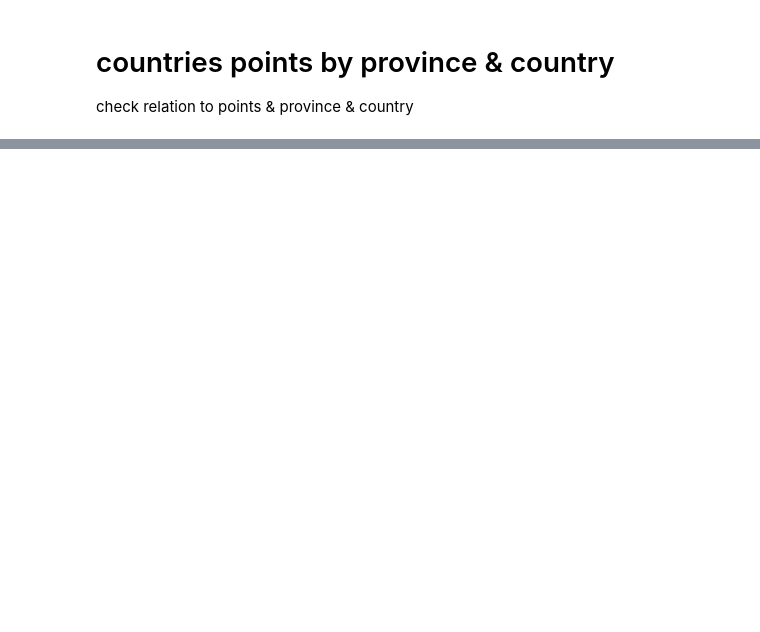
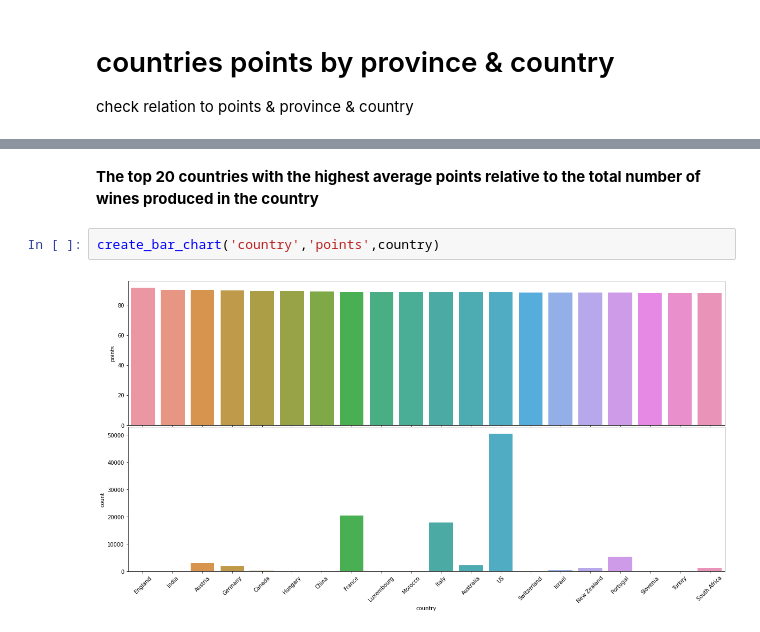
Before and after one commit to jbmarcelino1/WinePredictor, a Jupyter notebook: notebooks/Untitled.ipynb, the cells around one changed output, grey strips where cells are left out. Drawn from its saved outputs; the diff is of its cells as text; blank space fills up the shorter version.

```diff
--- a/notebooks/Untitled.ipynb
+++ b/notebooks/Untitled.ipynb
@@ -227,0 +243,6 @@ for i,v in zip([PRICE,POINTS,PRICE,POINTS],['country','country','province','prov
+# %% [markdown]
+**The top 20 countries with the highest average points relative to the total number of wines produced in the country**
+# %%
+create_bar_chart('country','points',country)
+# %% [output]
+[figure, added]
```
Also changed, not shown: parts of 26 cells of this notebook, 1 other file.
